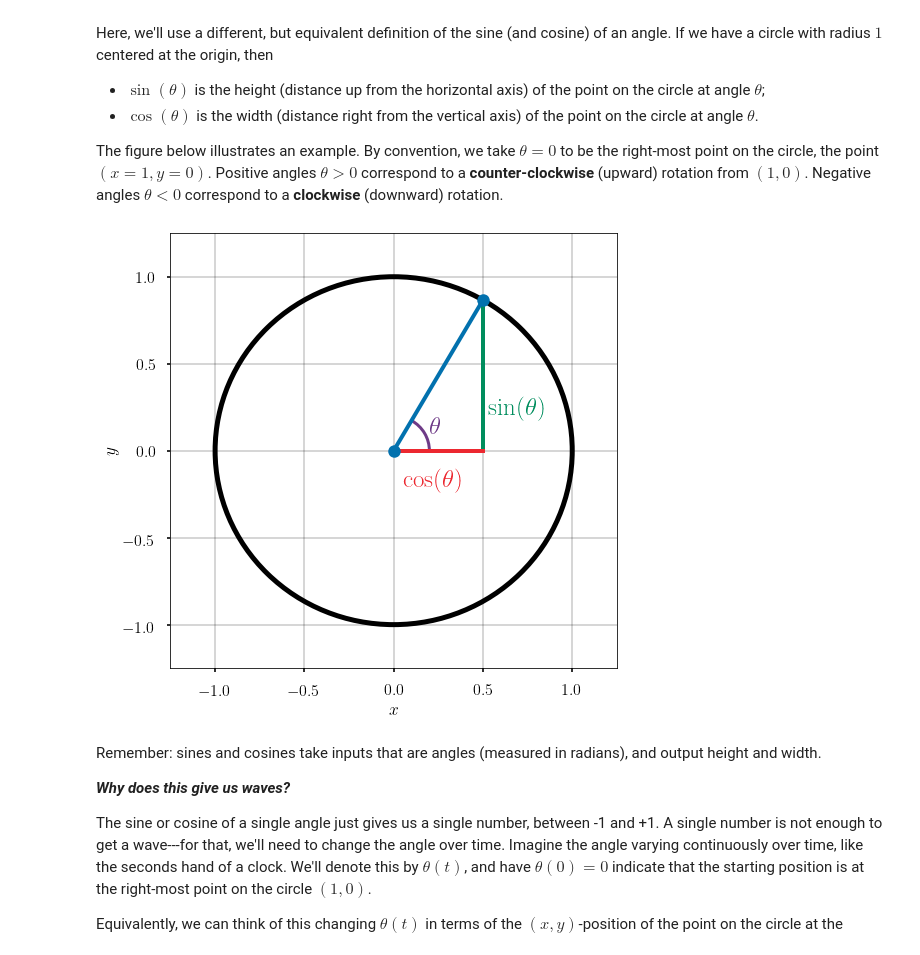
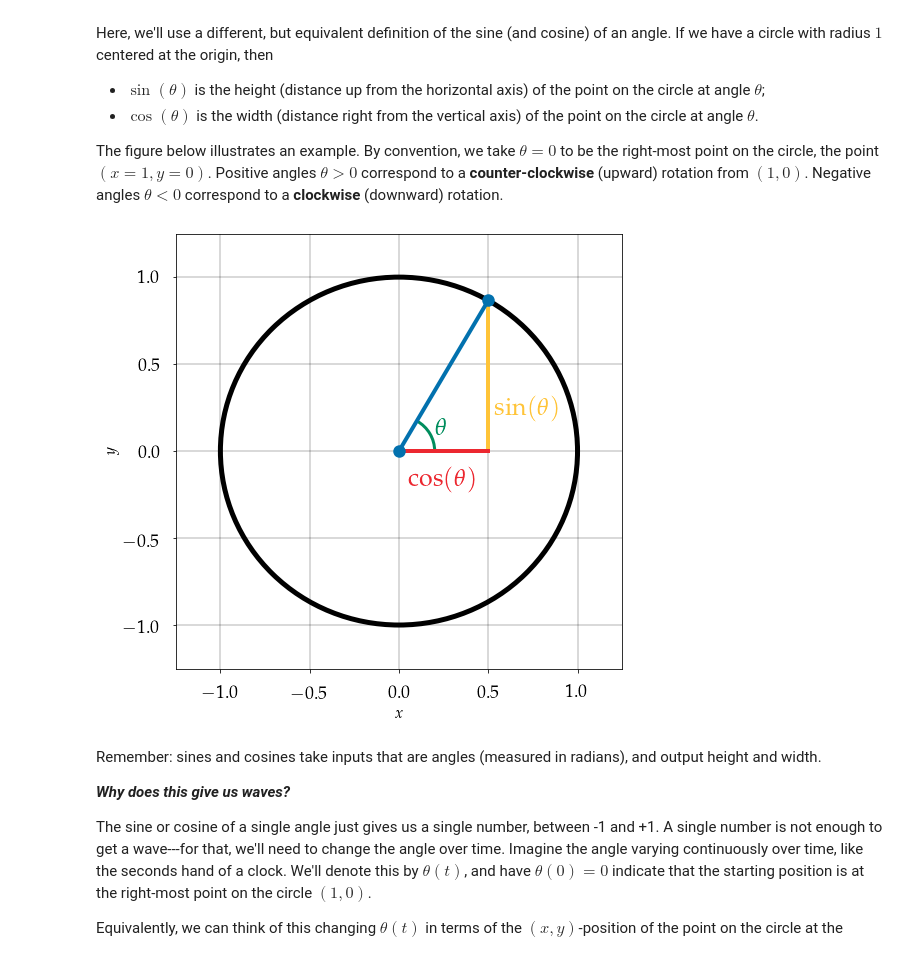
Before and after one commit to bmcfee/dstbook, a Jupyter notebook: content/ch01/Waves.ipynb, the cells around one changed output. Drawn from its saved outputs; the diff is of its cells as text; code cells hidden in the pictures.

```diff
--- a/content/ch01/Waves.ipynb
+++ b/content/ch01/Waves.ipynb
@@ -73,8 +87,6 @@ x[t / 1.5 == np.round(t/1.5)] = 1
 
 
 plt.figure(figsize=(8,4))
-
-colors = plt.rcParams["axes.prop_cycle"].by_key()["color"]
 
 plt.plot(t, x, label=r'$x_\perp(t)$')
 plt.title(r'$x_\perp(t)$: 1.5-second pulse')
@@ -240,37 +252,35 @@ If we have a circle with radius $1$ centered at the origin, then
 The figure below illustrates an example.  By convention, we take $\theta=0$ to be the right-most point on the circle, the point $(x=1, y=0)$.  Positive angles $\theta > 0$ correspond to a **counter-clockwise** (upward) rotation from $(1, 0)$.  Negative angles $\theta < 0$ correspond to a **clockwise** (downward) rotation.
 # %%
 # Plot a circle, inscribed right triangle, angle, and sine and cosine markers
-import matplotlib.path as path
-
 plt.figure()
 
 ax = plt.gca()
 
 angle = np.pi / 3
 x, y = np.cos(angle), np.sin(angle)
 
 circ = patches.Ellipse((0, 0), 2, 2, facecolor='w', edgecolor='k', linewidth=5)
 
-plt.text(0.53, 0.21, r'$\sin(\theta)$', size=25, color=colors[3])
-plt.plot([x, x], [0, y], linewidth=4, color=colors[3])
+plt.text(0.53, 0.21, r'$\sin(\theta)$', size=25, color=colors[2])
+plt.plot([x, x], [0, y], linewidth=4, color=colors[2])
 
 plt.text(0.05, -0.2, r'$\cos(\theta)$', size=25, color=colors[1])
 plt.plot([0, x], [0, 0], color=colors[1])
 
 plt.plot([0, x], [0, y], marker='.', markersize=25, linewidth=4)
 arc = patches.Arc((0, 0), width=0.4, height=0.4, theta1=0, theta2=angle * 180 / np.pi,
-                     color=colors[4], linewidth=3)
-plt.text(0.2, 0.1, r'$\theta$', size=25, color=colors[4])
+                     color=colors[3], linewidth=3)
+plt.text(0.2, 0.1, r'$\theta$', size=25, color=colors[3])
 
 ax.add_patch(circ)
 ax.add_patch(arc)
 
 plt.xlim([-1.25, 1.25])
 plt.ylim([-1.25, 1.25]);
 plt.xlabel('$x$')
 plt.ylabel('$y$');
 # %% [output]
-[figure, old version]
+[figure, new version]
 # %% [markdown]
 Remember: sines and cosines take inputs that are angles (measured in radians), and output height and width.
 
```
Also changed, not shown: parts of 14 cells of this notebook, 3 other files.
